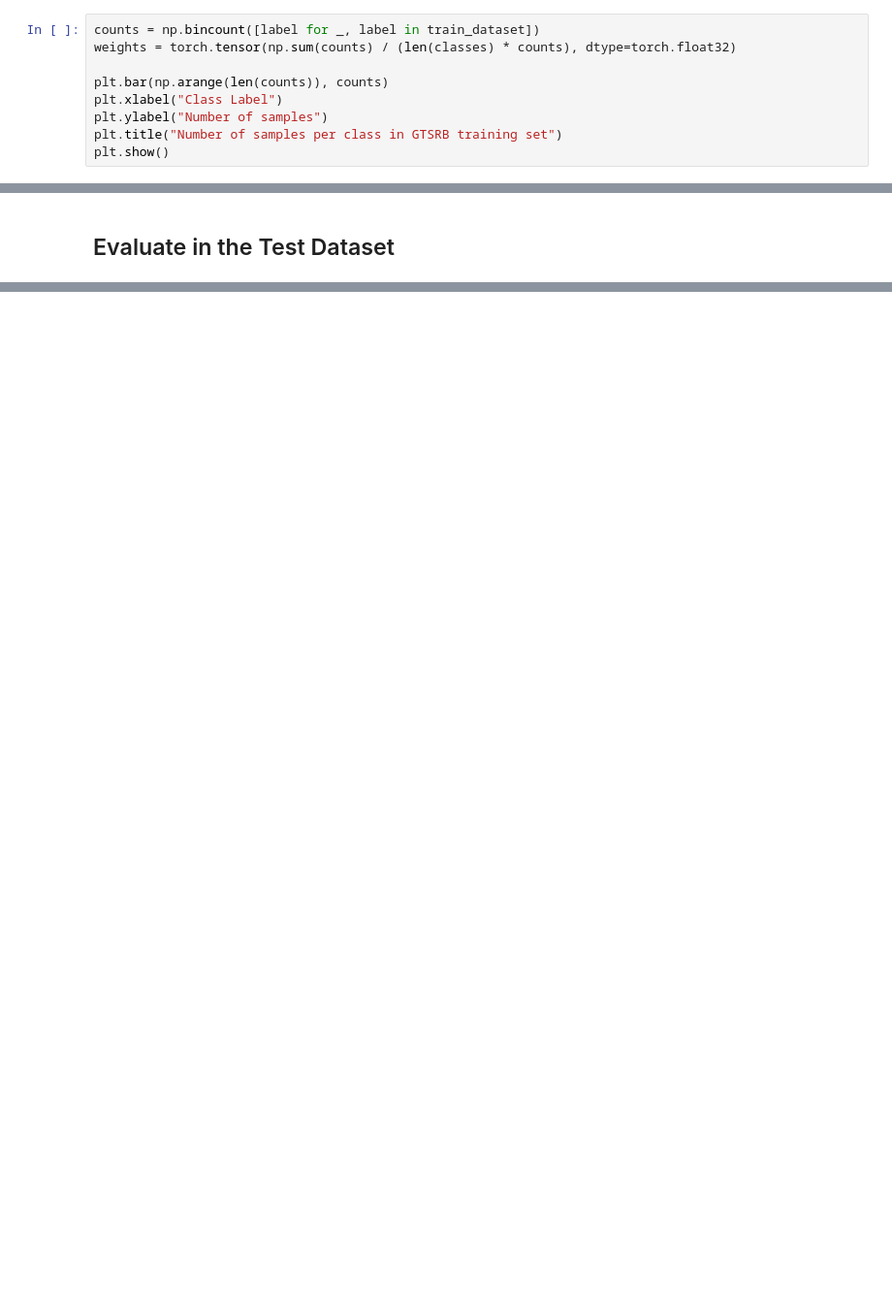
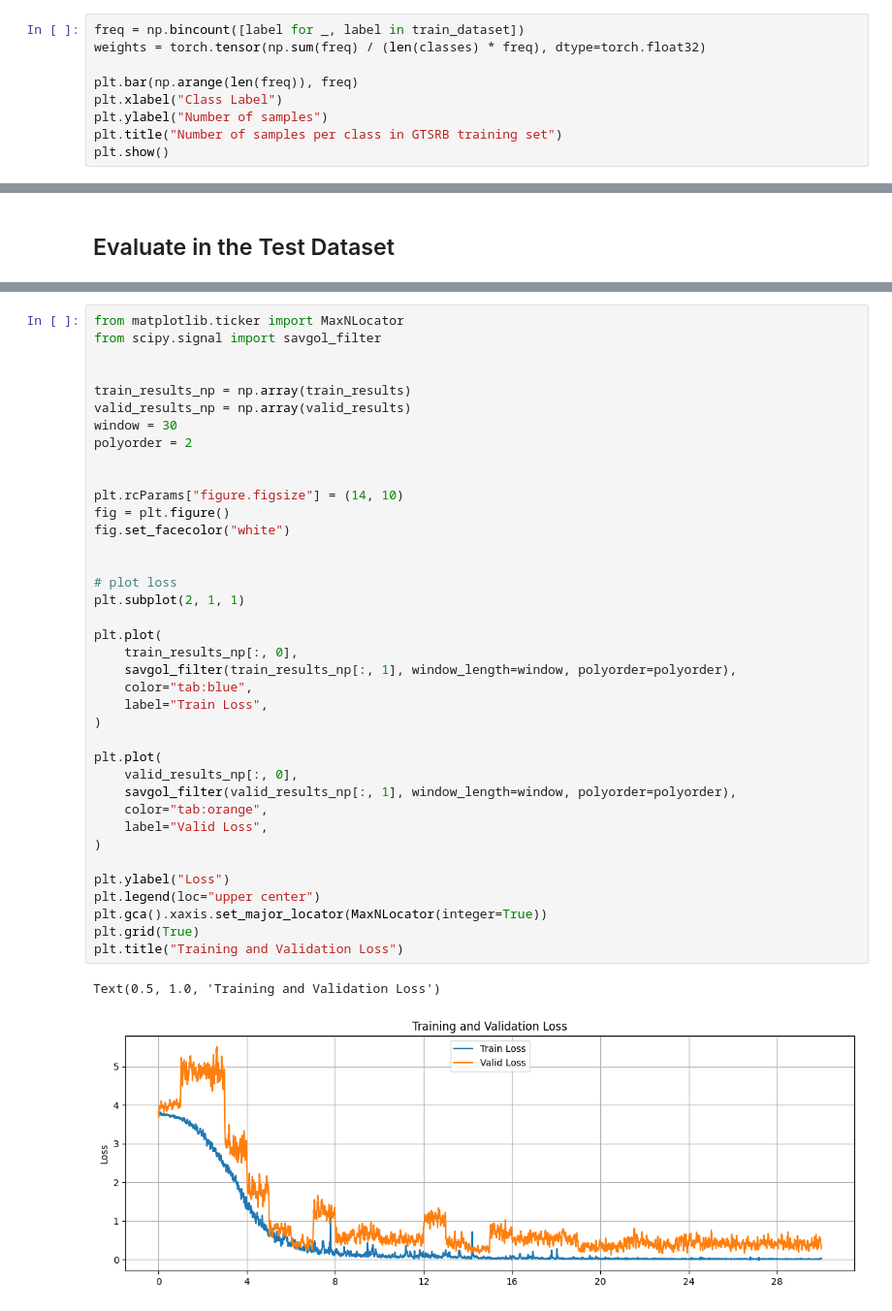
Before and after one commit to jmanuelc87/advanced-cv, a Jupyter notebook: image_classification_cnn/image_classification_cnn_GTSRB.ipynb, the cells around one changed output, grey strips where cells are left out. Shown at 97% size. Drawn from its saved outputs; the diff is of its cells as text; blank space fills up the shorter version.

```diff
--- a/image_classification_cnn/image_classification_cnn_GTSRB.ipynb
+++ b/image_classification_cnn/image_classification_cnn_GTSRB.ipynb
@@ -139,8 +150,8 @@ Estimate class weights for unbalanced dataset
 # %%
-counts = np.bincount([label for _, label in train_dataset])
-weights = torch.tensor(np.sum(counts) / (len(classes) * counts), dtype=torch.float32)
+freq = np.bincount([label for _, label in train_dataset])
+weights = torch.tensor(np.sum(freq) / (len(classes) * freq), dtype=torch.float32)
 
-plt.bar(np.arange(len(counts)), counts)
+plt.bar(np.arange(len(freq)), freq)
 plt.xlabel("Class Label")
 plt.ylabel("Number of samples")
 plt.title("Number of samples per class in GTSRB training set")
@@ -680,0 +860,41 @@ Precision 0.8513855934143066
+# %%
+from matplotlib.ticker import MaxNLocator
+from scipy.signal import savgol_filter
+
+
+train_results_np = np.array(train_results)
+valid_results_np = np.array(valid_results)
+window = 30
+polyorder = 2
+
+
+plt.rcParams["figure.figsize"] = (14, 10)
+fig = plt.figure()
+fig.set_facecolor("white")
+
+
+# plot loss
+plt.subplot(2, 1, 1)
+
+plt.plot(
+    train_results_np[:, 0],
+    savgol_filter(train_results_np[:, 1], window_length=window, polyorder=polyorder),
+    color="tab:blue",
+    label="Train Loss",
+)
+
+plt.plot(
+    valid_results_np[:, 0],
+    savgol_filter(valid_results_np[:, 1], window_length=window, polyorder=polyorder),
+    color="tab:orange",
+    label="Valid Loss",
+)
+
+plt.ylabel("Loss")
+plt.legend(loc="upper center")
+plt.gca().xaxis.set_major_locator(MaxNLocator(integer=True))
+plt.grid(True)
+plt.title("Training and Validation Loss")
+# %% [output]
+Text(0.5, 1.0, 'Training and Validation Loss')
+[figure, added]
```
Also changed, not shown: parts of 26 cells of this notebook, 6 other files.
